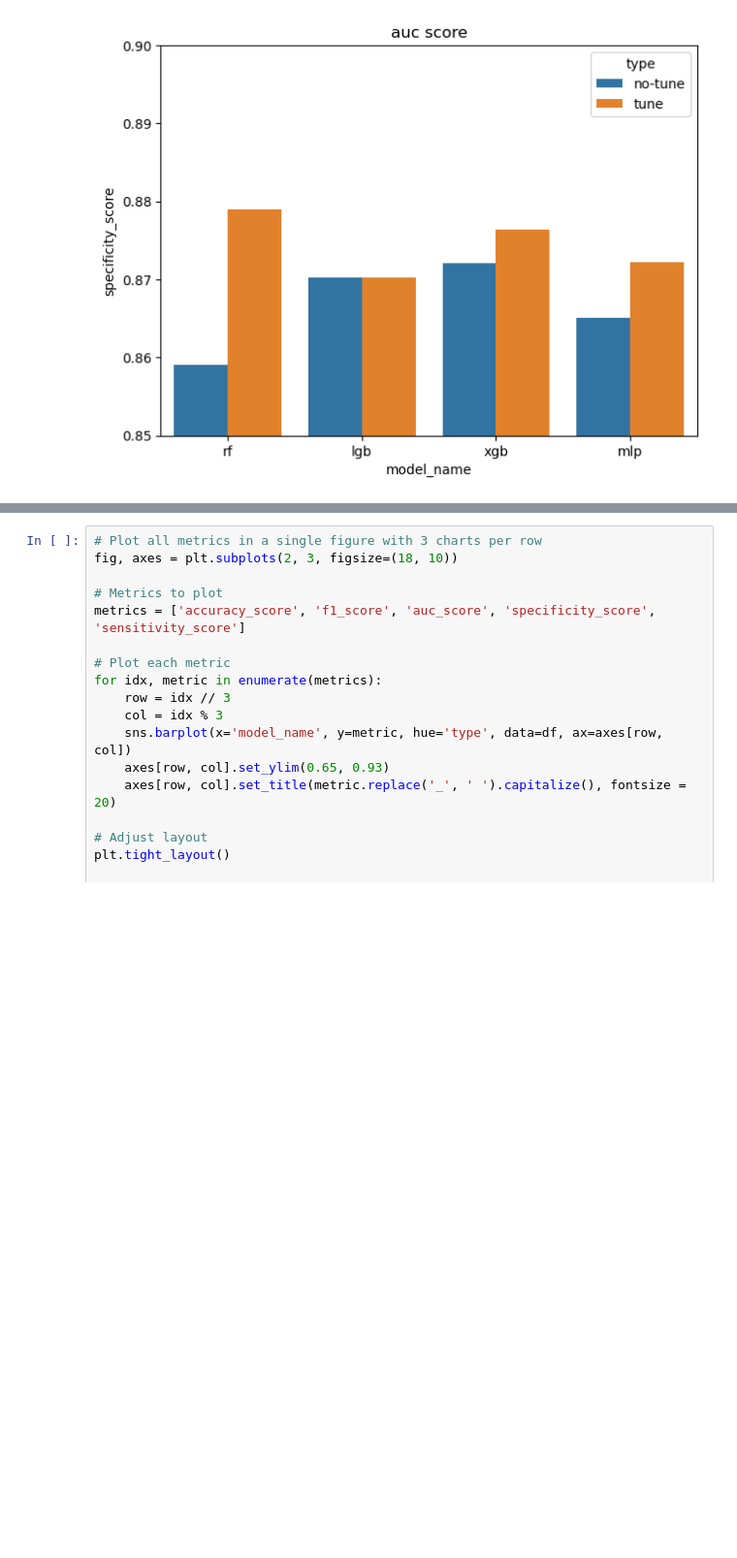
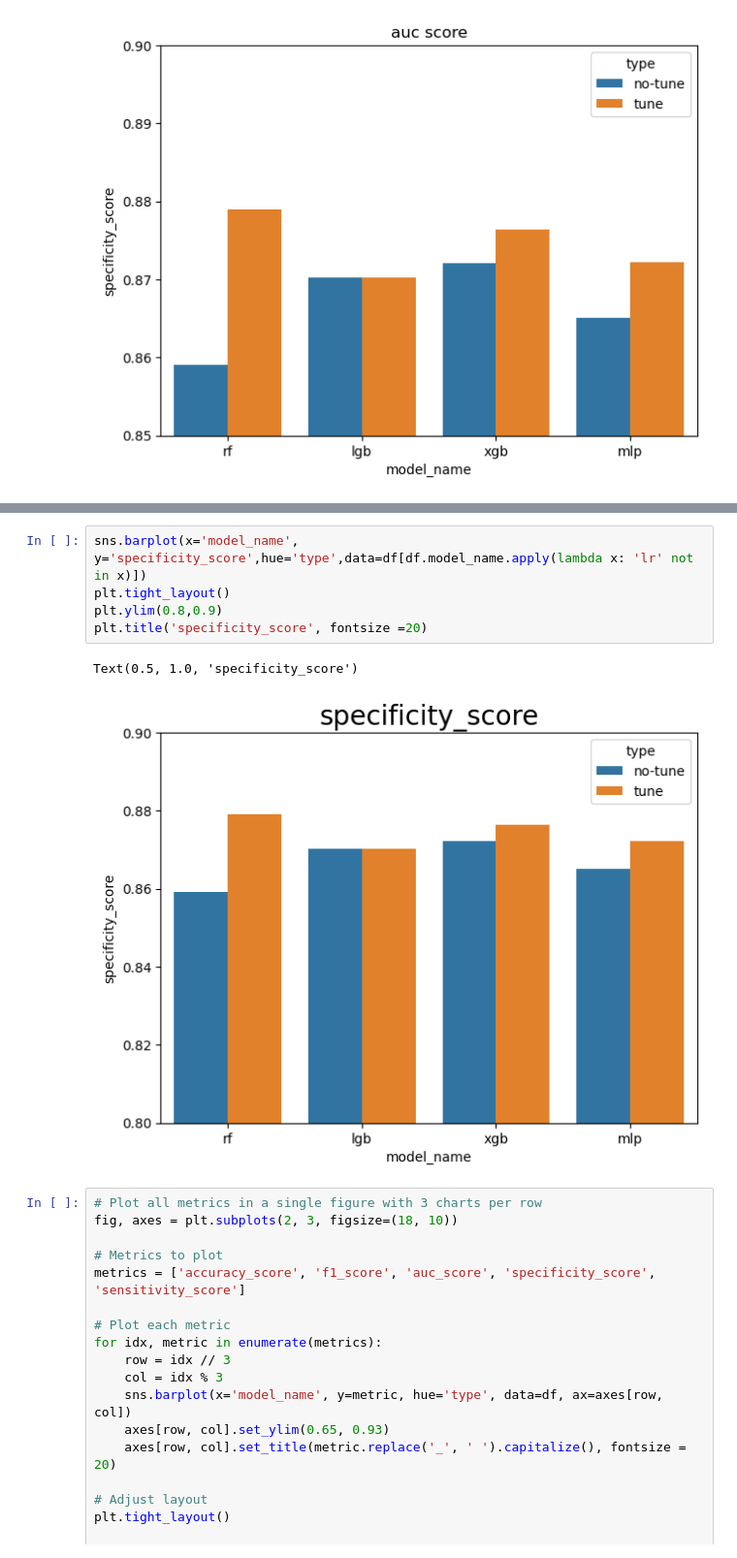
Before and after one commit to natalie283/user-churn-prediction, a Jupyter notebook: notebooks/tune_hyperparameters_report.ipynb, the cells around one changed output, grey strips where cells are left out. Shown at 97% size. Cells and saved outputs as stored; diff of their text form; blank space fills up the shorter version.

```diff
--- a/notebooks/tune_hyperparameters_report.ipynb
+++ b/notebooks/tune_hyperparameters_report.ipynb
@@ -78,3 +78,11 @@ Text(0.5, 1.0, 'sensitivity_score')
+# %%
+sns.barplot(x='model_name', y='specificity_score',hue='type',data=df[df.model_name.apply(lambda x: 'lr' not in x)])
+plt.tight_layout()
+plt.ylim(0.8,0.9)
+plt.title('specificity_score', fontsize =20)
+# %% [output]
+Text(0.5, 1.0, 'specificity_score')
+[figure, added]
 # %%
 # Plot all metrics in a single figure with 3 charts per row
 fig, axes = plt.subplots(2, 3, figsize=(18, 10))
```
Also changed, not shown: parts of 4 cells of this notebook, 4 other files.
